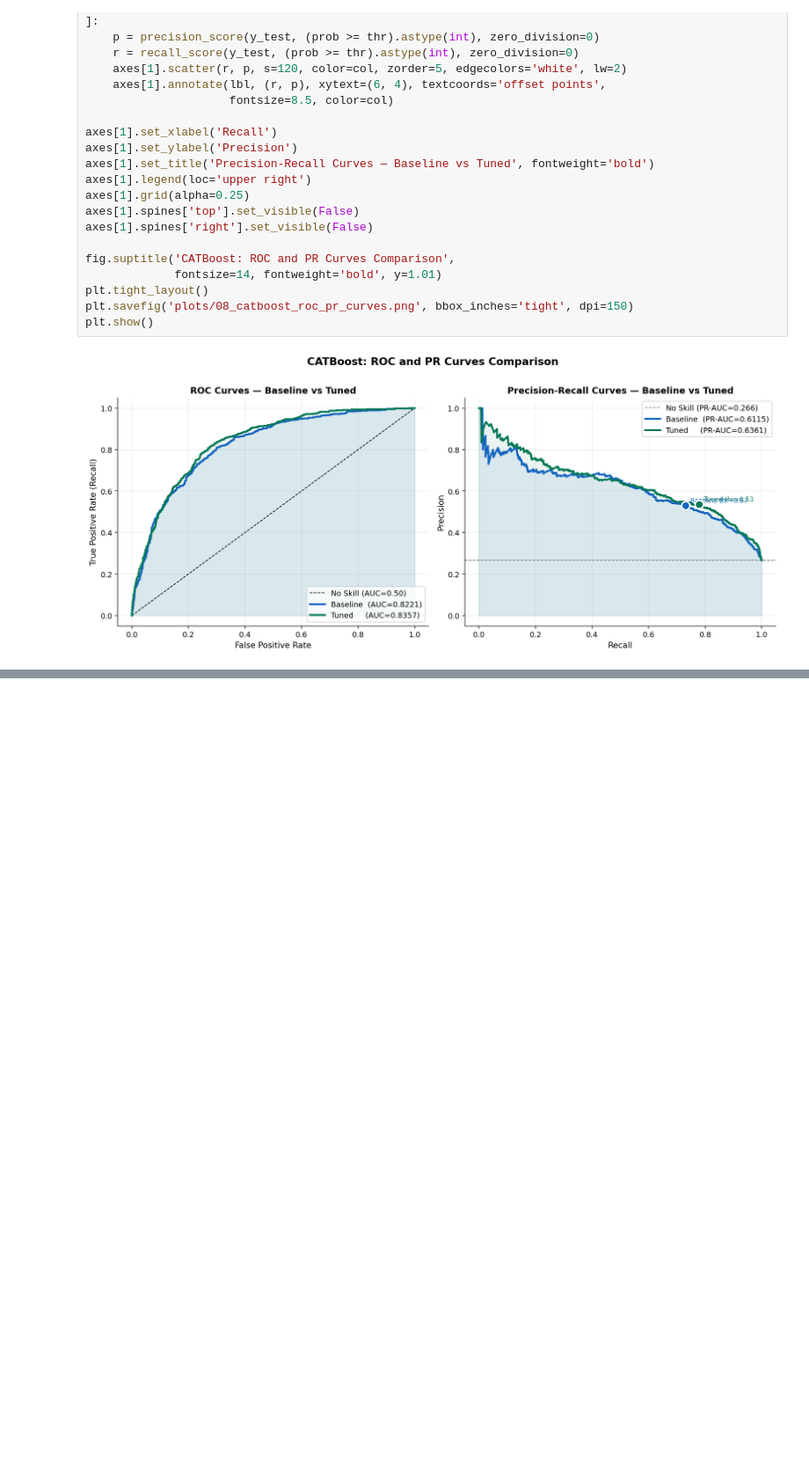
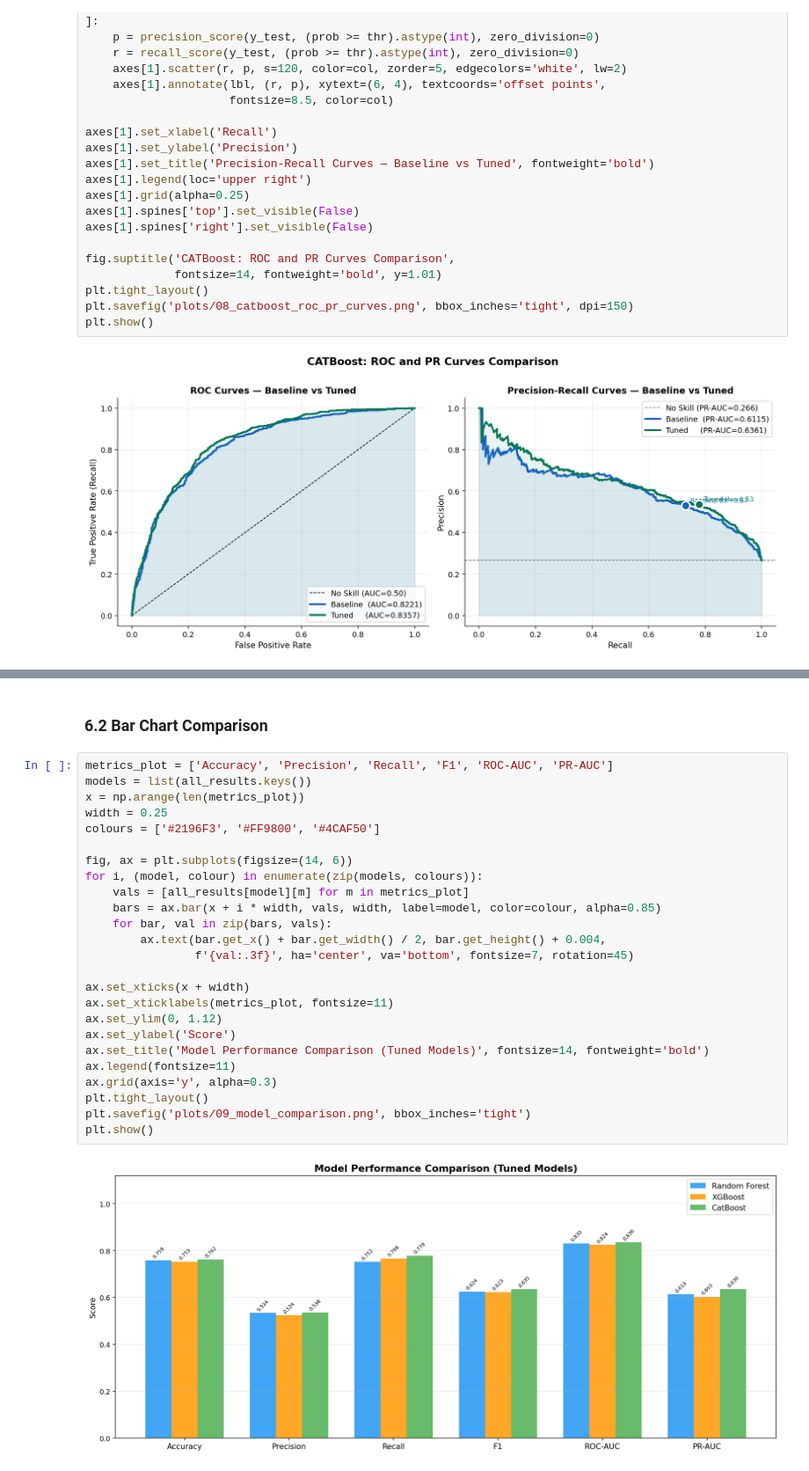
Before and after one commit to sMathujan/Telecom-Customer-Churn-Prediction, a Jupyter notebook: churn notebooks/03_Model_Building_and_Tuning.ipynb, the cells around one changed output, grey strips where cells are left out. Shown at 88% size. Drawn from its saved outputs; the diff is of its cells as text; blank space fills up the shorter version.

Commit message:
All model comparision and visualisation have been added

```diff
--- a/churn notebooks/03_Model_Building_and_Tuning.ipynb
+++ b/churn notebooks/03_Model_Building_and_Tuning.ipynb
@@ -1311,0 +1346,29 @@ plt.show()
+# %% [markdown]
+### 6.2 Bar Chart Comparison
+# %%
+metrics_plot = ['Accuracy', 'Precision', 'Recall', 'F1', 'ROC-AUC', 'PR-AUC']
+models = list(all_results.keys())
+x = np.arange(len(metrics_plot))
+width = 0.25
+colours = ['#2196F3', '#FF9800', '#4CAF50']
+
+fig, ax = plt.subplots(figsize=(14, 6))
+for i, (model, colour) in enumerate(zip(models, colours)):
+    vals = [all_results[model][m] for m in metrics_plot]
+    bars = ax.bar(x + i * width, vals, width, label=model, color=colour, alpha=0.85)
+    for bar, val in zip(bars, vals):
+        ax.text(bar.get_x() + bar.get_width() / 2, bar.get_height() + 0.004,
+                f'{val:.3f}', ha='center', va='bottom', fontsize=7, rotation=45)
+
+ax.set_xticks(x + width)
+ax.set_xticklabels(metrics_plot, fontsize=11)
+ax.set_ylim(0, 1.12)
+ax.set_ylabel('Score')
+ax.set_title('Model Performance Comparison (Tuned Models)', fontsize=14, fontweight='bold')
+ax.legend(fontsize=11)
+ax.grid(axis='y', alpha=0.3)
+plt.tight_layout()
+plt.savefig('plots/09_model_comparison.png', bbox_inches='tight')
+plt.show()
+# %% [output]
+[figure, added]
```
Also changed, not shown: parts of 18 cells of this notebook, 10 other files.
